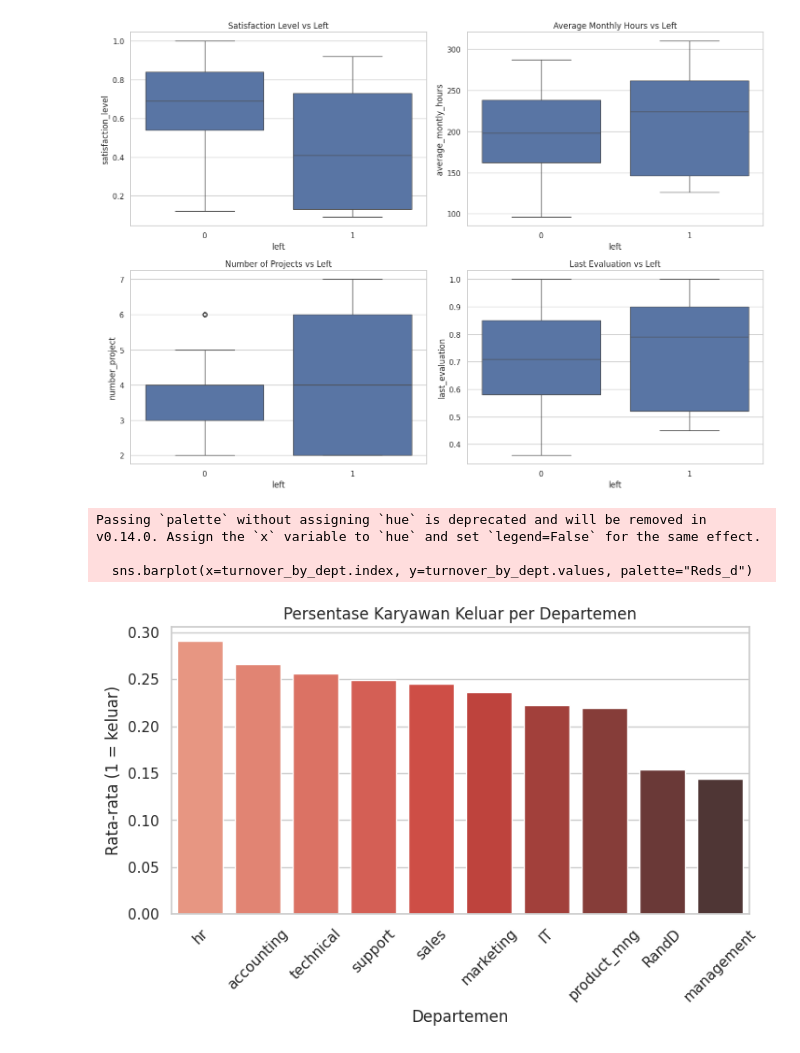
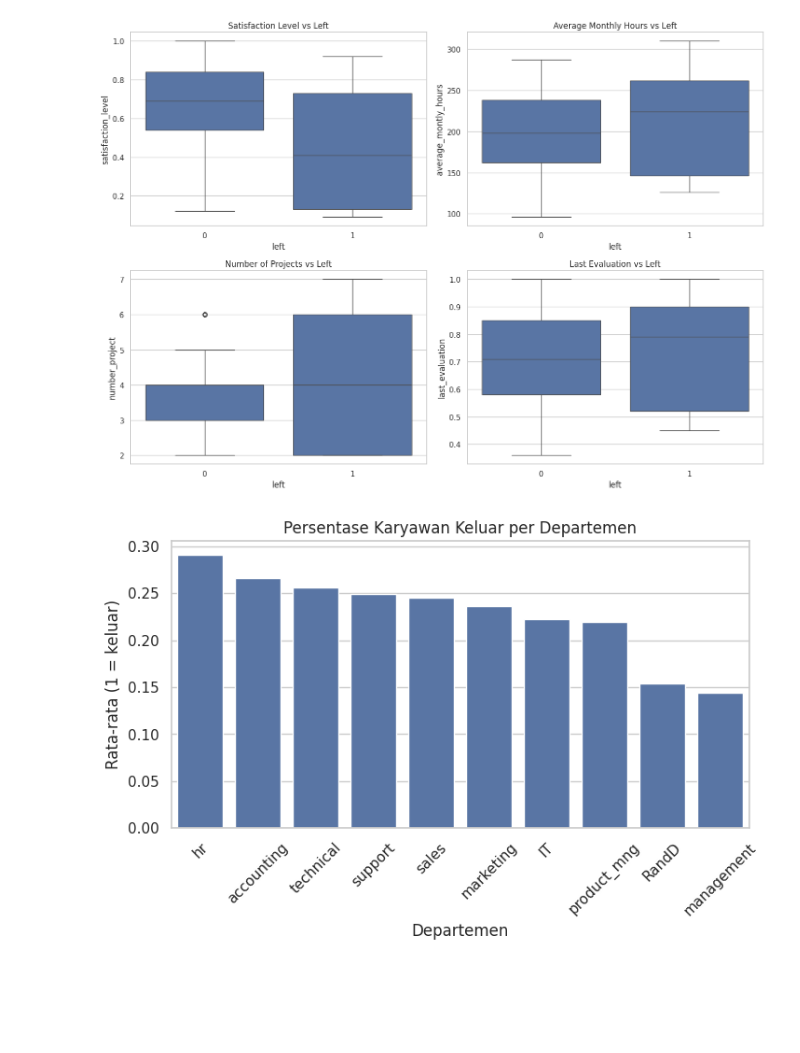
Before and after one commit to RyanSebastian046/PortofolioDataAnalyst, a Jupyter notebook: describtive_statistic.ipynb, the cells around one changed output. Drawn from its saved outputs; the diff is of its cells as text; code cells hidden in the pictures; blank space fills up the shorter version.

```diff
--- a/describtive_statistic.ipynb
+++ b/describtive_statistic.ipynb
@@ -217,21 +217,18 @@ plt.tight_layout()
 # %%
 # 2. Departemen dengan Turnover Tinggi
 
 # Hitung persentase karyawan keluar per departemen
 turnover_by_dept = data.groupby('sales')['left'].mean().sort_values(ascending=False)
 
 plt.figure(figsize=(8, 4))
-sns.barplot(x=turnover_by_dept.index, y=turnover_by_dept.values, palette="Reds_d")
+sns.barplot(x=turnover_by_dept.index, y=turnover_by_dept.values)
 plt.xticks(rotation=45)
 plt.title('Persentase Karyawan Keluar per Departemen')
 plt.ylabel('Rata-rata (1 = keluar)')
 plt.xlabel('Departemen')
 plt.show()
 # %% [output]
-Passing `palette` without assigning `hue` is deprecated and will be removed in v0.14.0. Assign the `x` variable to `hue` and set `legend=False` for the same effect.
-
-  sns.barplot(x=turnover_by_dept.index, y=turnover_by_dept.values, palette="Reds_d")
-[figure, old version]
+[figure, new version]
 # %%
 # 3. Pengaruh Gaji terhadap Turnover
 
```
Also changed, not shown: parts of 3 cells of this notebook.
